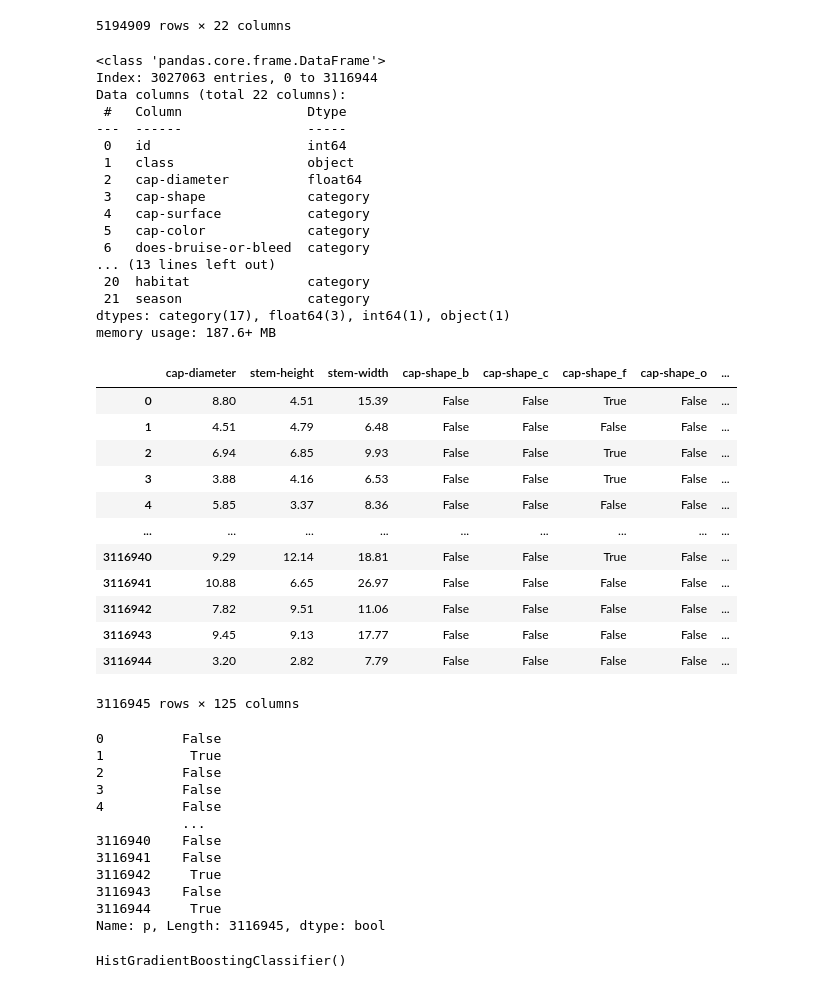
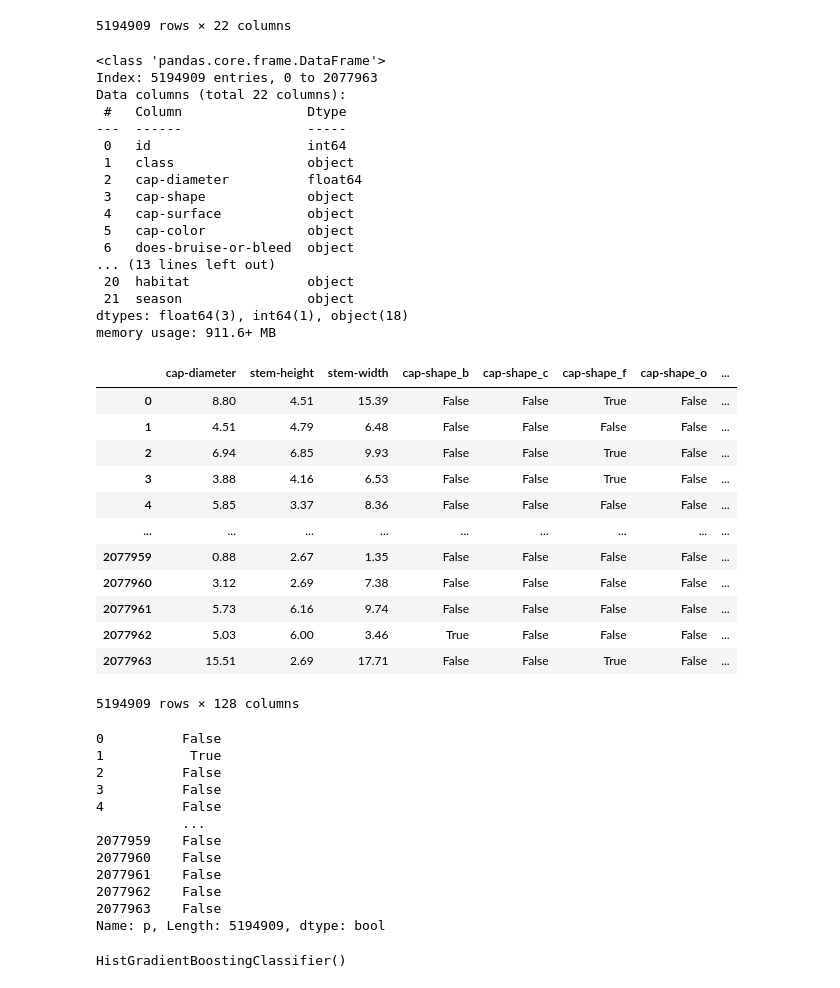
Before and after one commit to joseongho1985/playground-series-s4e8, a Jupyter notebook: test.ipynb, the cells around one changed output. Drawn from its saved outputs; the diff is of its cells as text; code cells hidden in the pictures.

```diff
--- a/test.ipynb
+++ b/test.ipynb
@@ -75,7 +69,7 @@ df_concat
 5194909 rows × 22 columns
 # %%
 def data_cleaning(df:pd.DataFrame, column:str):
-    list_val = df[column].value_counts()[df[column].value_counts(normalize=True)<0.01].index
+    list_val = df[column].value_counts()[df[column].value_counts(normalize=True)<0.005].index
     for value in list_val:
         df[column] = df[column].replace(value,'other')
     return df
@@ -106,41 +100,41 @@ tmp
 tmp.info()
 # %% [output]
 <class 'pandas.core.frame.DataFrame'>
-Index: 3027063 entries, 0 to 3116944
+Index: 5194909 entries, 0 to 2077963
 Data columns (total 22 columns):
  #   Column                Dtype
 ---  ------                -----
  0   id                    int64
  1   class                 object
  2   cap-diameter          float64
- 3   cap-shape             category
- 4   cap-surface           category
- 5   cap-color             category
- 6   does-bruise-or-bleed  category
+ 3   cap-shape             object
+ 4   cap-surface           object
+ 5   cap-color             object
+ 6   does-bruise-or-bleed  object
 ... (13 lines left out)
- 20  habitat               category
- 21  season                category
-dtypes: category(17), float64(3), int64(1), object(1)
-memory usage: 187.6+ MB
+ 20  habitat               object
+ 21  season                object
+dtypes: float64(3), int64(1), object(18)
+memory usage: 911.6+ MB
 # %%
-x = pd.get_dummies(tmp[:len(df_train)].drop(columns=['id','class']),columns=list_col)
+x = pd.get_dummies(tmp.drop(columns=['id','class']),columns=list_col)
 x
 # %% [output]
 |  | cap-diameter | stem-height | stem-width | cap-shape_b | cap-shape_c | cap-shape_f | cap-shape_o | ... |
 | 0 | 8.80 | 4.51 | 15.39 | False | False | True | False | ... |
 | 1 | 4.51 | 4.79 | 6.48 | False | False | False | False | ... |
 | 2 | 6.94 | 6.85 | 9.93 | False | False | True | False | ... |
 | 3 | 3.88 | 4.16 | 6.53 | False | False | True | False | ... |
 | 4 | 5.85 | 3.37 | 8.36 | False | False | False | False | ... |
 | ... | ... | ... | ... | ... | ... | ... | ... | ... |
-| 3116940 | 9.29 | 12.14 | 18.81 | False | False | True | False | ... |
-| 3116941 | 10.88 | 6.65 | 26.97 | False | False | False | False | ... |
-| 3116942 | 7.82 | 9.51 | 11.06 | False | False | False | False | ... |
-| 3116943 | 9.45 | 9.13 | 17.77 | False | False | False | False | ... |
-| 3116944 | 3.20 | 2.82 | 7.79 | False | False | False | False | ... |
+| 2077959 | 0.88 | 2.67 | 1.35 | False | False | False | False | ... |
+| 2077960 | 3.12 | 2.69 | 7.38 | False | False | False | False | ... |
+| 2077961 | 5.73 | 6.16 | 9.74 | False | False | False | False | ... |
+| 2077962 | 5.03 | 6.00 | 3.46 | True | False | False | False | ... |
+| 2077963 | 15.51 | 2.69 | 17.71 | False | False | True | False | ... |
-3116945 rows × 125 columns
+5194909 rows × 128 columns
 # %%
-y = pd.get_dummies(tmp[:len(df_train)]['class'])
+y = pd.get_dummies(tmp['class'])
 y = y['p']
 y
 # %% [output]
@@ -150,11 +144,11 @@ y
 3          False
 4          False
            ...
-3116940    False
-3116941    False
-3116942     True
-3116943    False
-3116944     True
-Name: p, Length: 3116945, dtype: bool
+2077959    False
+2077960    False
+2077961    False
+2077962    False
+2077963    False
+Name: p, Length: 5194909, dtype: bool
 # %%
 clf = HistGradientBoostingClassifier()
```
Also changed, not shown: parts of 4 cells of this notebook.
